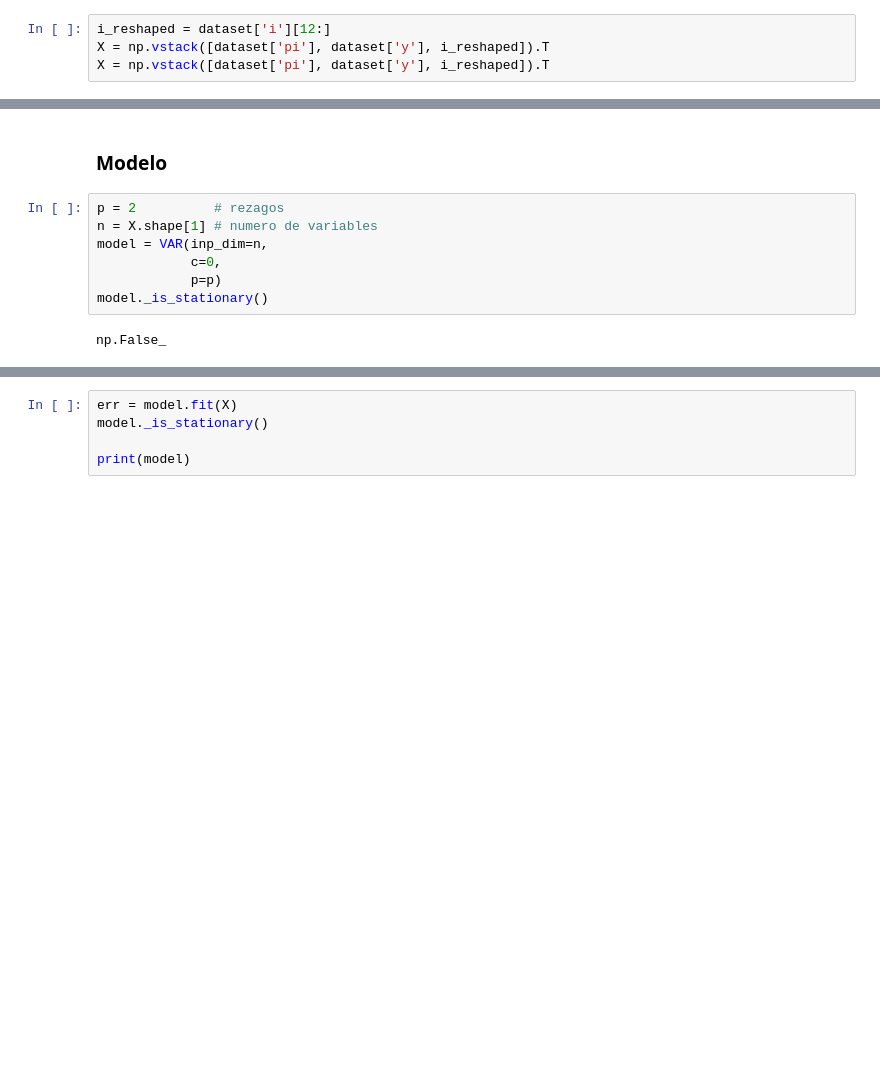
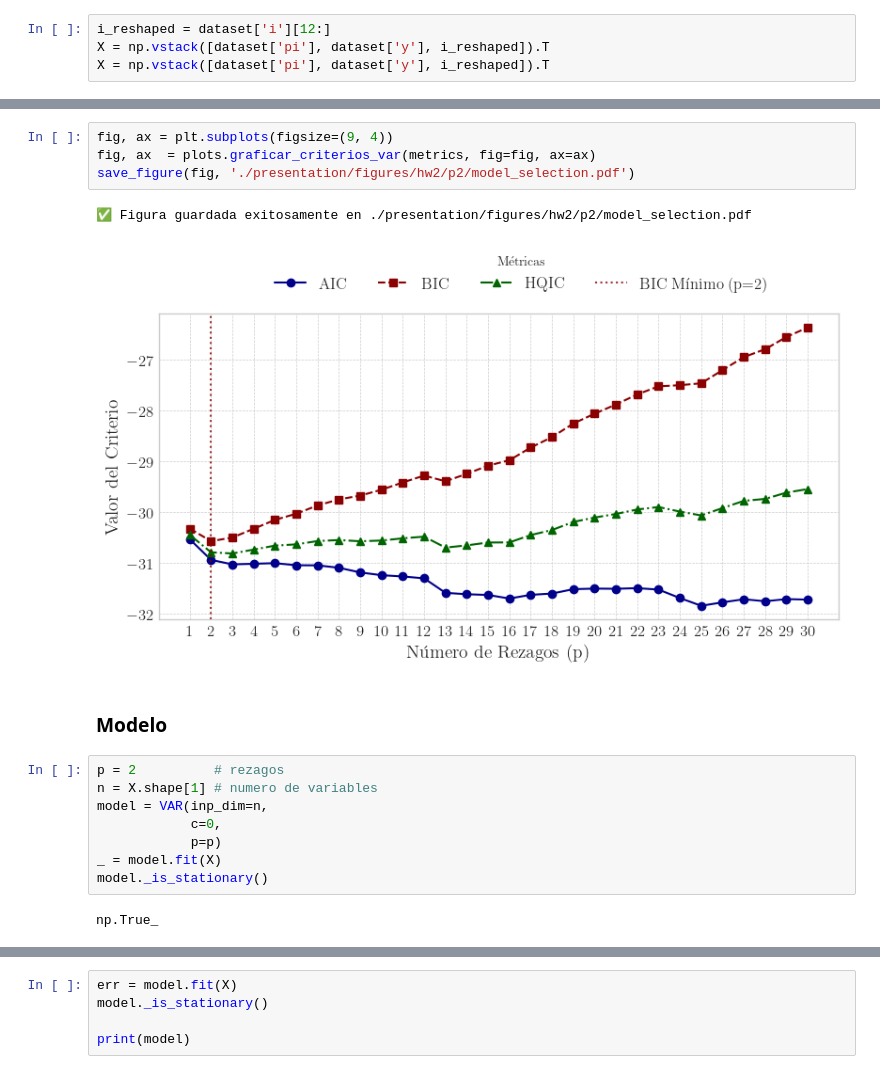
Before and after one commit to ensta630team/HW2, a Jupyter notebook: presentation/notebooks/hw_2/problema_1.ipynb, the cells around one changed output, grey strips where cells are left out. Drawn from its saved outputs; the diff is of its cells as text; blank space fills up the shorter version.

```diff
--- a/presentation/notebooks/hw_2/problema_1.ipynb
+++ b/presentation/notebooks/hw_2/problema_1.ipynb
@@ -41,3 +62,10 @@ X.shape
+# %%
+fig, ax = plt.subplots(figsize=(9, 4))
+fig, ax  = plots.graficar_criterios_var(metrics, fig=fig, ax=ax)
+save_figure(fig, './presentation/figures/hw2/p2/model_selection.pdf')
+# %% [output]
+✅ Figura guardada exitosamente en ./presentation/figures/hw2/p2/model_selection.pdf
+[figure, added]
 # %% [markdown]
 ### Modelo
 # %%
@@ -46,7 +74,8 @@ n = X.shape[1] # numero de variables
 model = VAR(inp_dim=n,
             c=0,
             p=p)
+_ = model.fit(X)
 model._is_stationary()
 # %% [output]
-np.False_
+np.True_
 # %%
```
Also changed, not shown: parts of 9 cells of this notebook, 8 other files.
